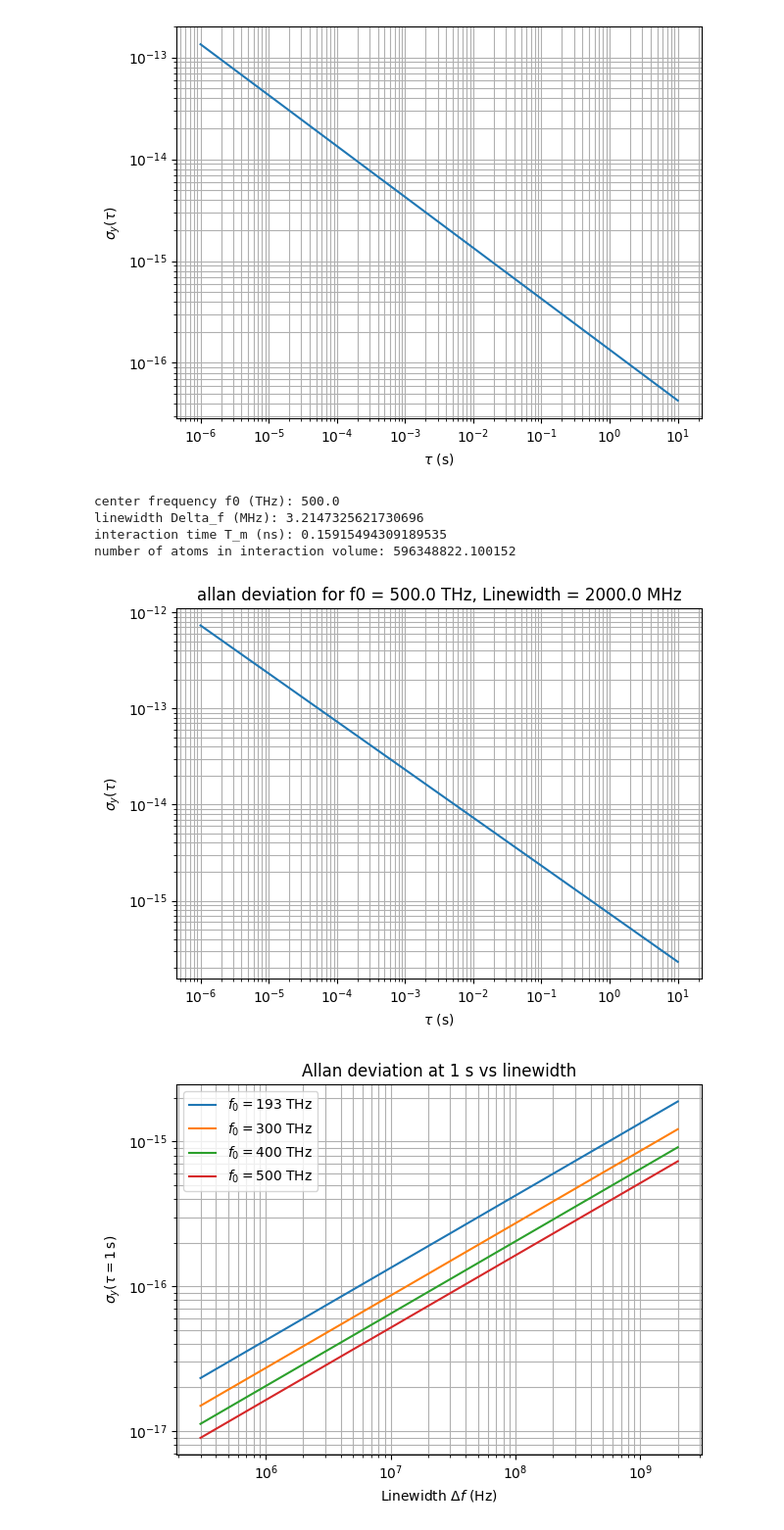
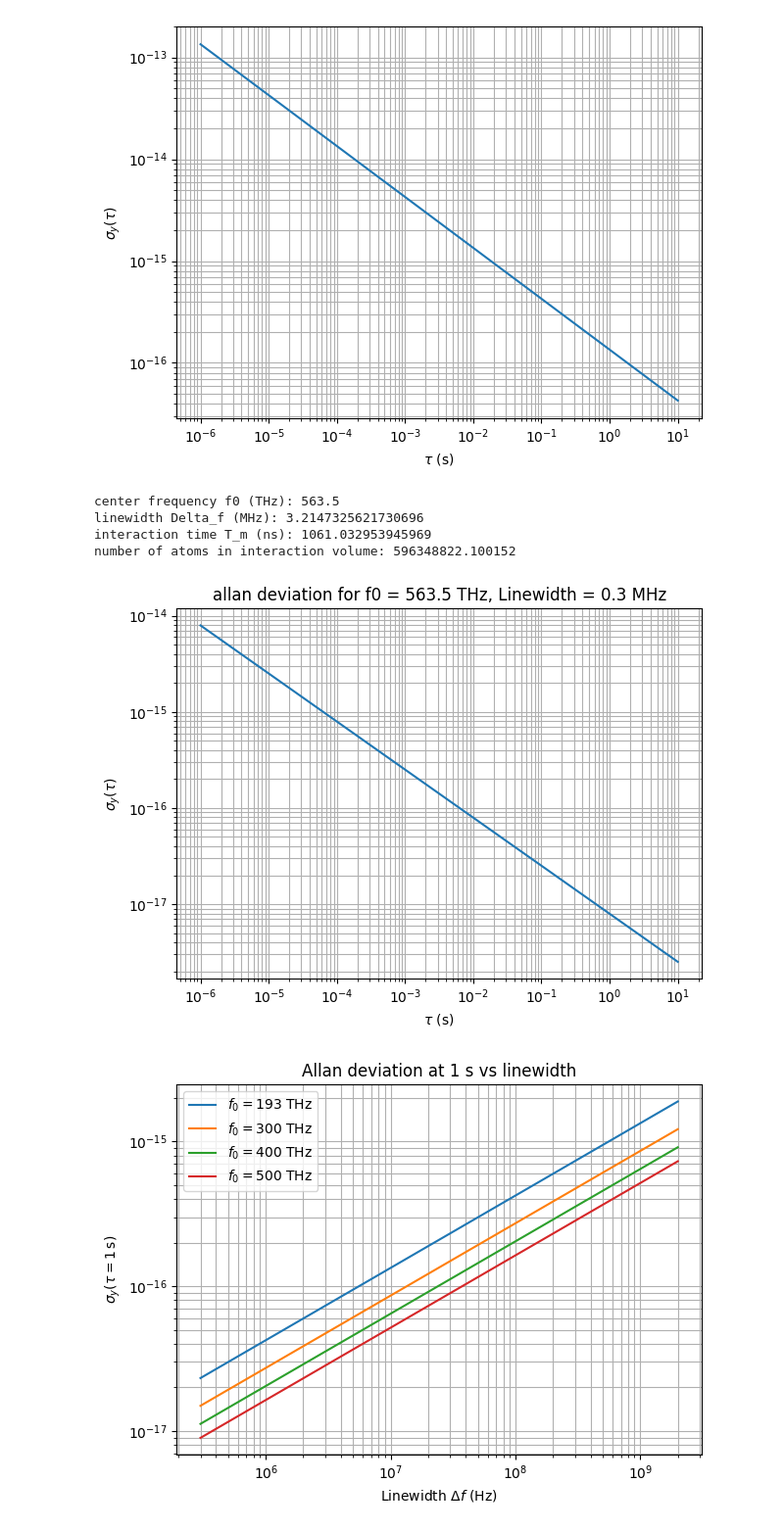
Before and after one commit to JonathanSugijanto/Bi-SAS-for-Optical-Clock, a Jupyter notebook: numeric.ipynb, the cells around one changed output. Shown at 98% size. Drawn from its saved outputs; the diff is of its cells as text; code cells hidden in the pictures.

```diff
--- a/numeric.ipynb
+++ b/numeric.ipynb
@@ -2237,46 +2237,48 @@ CHOSEN_DELTA_F = 6
 f0_array = [193e12, 300e12, 400e12, 500e12]  # Hz
 Delta_f_array = [300e3, 1e6, 30e6, 100e6, 300e6, 1e9, 2e9]  # Hz
 
-f0 = f0_array[CHOSEN_F0]  # in Hz
-Delta_f = Delta_f_array[CHOSEN_DELTA_F]  # in Hz (example value from fitted Lorentzian widths)
+# f0 = f0_array[CHOSEN_F0]  # in Hz
+# Delta_f = Delta_f_array[CHOSEN_DELTA_F]  # in Hz (example value from fitted Lorentzian widths)
 
 # Delta_f =38.740e6  # in Hz (example value from fitted Lorentzian widths)
 # f0=f_D12 # in Hz
+f0=563.5e12 # in Hz
+Delta_f =300e3  # in Hz
 T_m = 1/(2*np.pi*Delta_f / 2) # in seconds
 # T_m = 0.5 / (Gamma_D2 / 2 + Gamma_tr_D2)
 L_cell = 0.075   # meters (75 mm)
 number = N * np.pi * (D_D2/2)**2 * L_cell   # number of atoms in interaction volume
 print("center frequency f0 (THz):", f0/1e12)
 print("linewidth Delta_f (MHz):", (Gamma_D2 / 2 + Gamma_tr_D2) / 1e6)
 print("interaction time T_m (ns):", T_m * 1e9)
 print("number of atoms in interaction volume:", number)
 
 def sigma_y(tau):
     return (1/(2*np.pi*f0)) * np.sqrt(1/(2*number*T_m*tau))
 
 # sigma_y against tau graph in us
 # =======================
 # Tau range (seconds)
 # =======================
 tau = np.logspace(-6, 1, 200)  # 1 us to 10 s
 
 # =======================
 # Plot
 # =======================
 plt.figure()
 plt.loglog(tau, sigma_y(tau))
 plt.xlabel(r'$\tau$ (s)')
 plt.ylabel(r'$\sigma_y(\tau)$')
 plt.grid(True, which='both')
 plt.title(f'allan deviation for f0 = {f0/1e12} THz, Linewidth = {Delta_f/1e6} MHz')
 plt.tight_layout()
 plt.show()
 # %% [output]
-center frequency f0 (THz): 500.0
+center frequency f0 (THz): 563.5
 linewidth Delta_f (MHz): 3.2147325621730696
-interaction time T_m (ns): 0.15915494309189535
+interaction time T_m (ns): 1061.032953945969
 number of atoms in interaction volume: 596348822.100152
-[figure, old version]
+[figure, new version]
 # %%
 # custom: allan vs linewidth at fixed tau = 1s
 tau_fixed = 1.0  # 1 second
```
Also changed, not shown: 4 other files.
